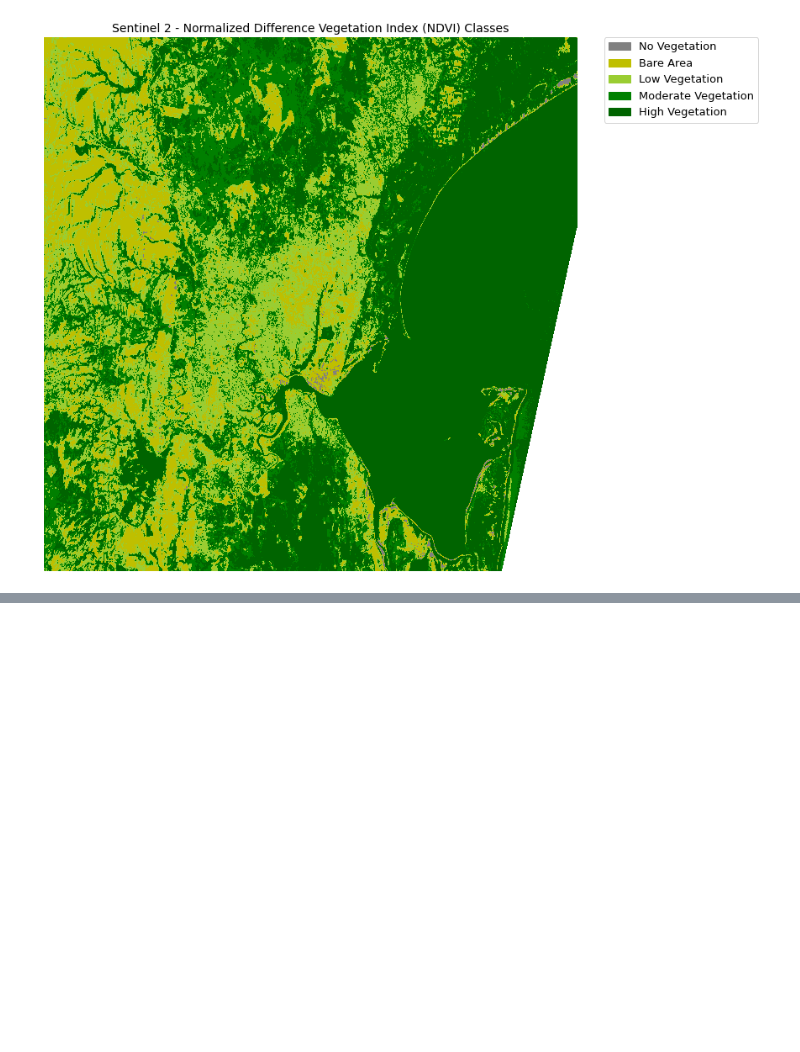
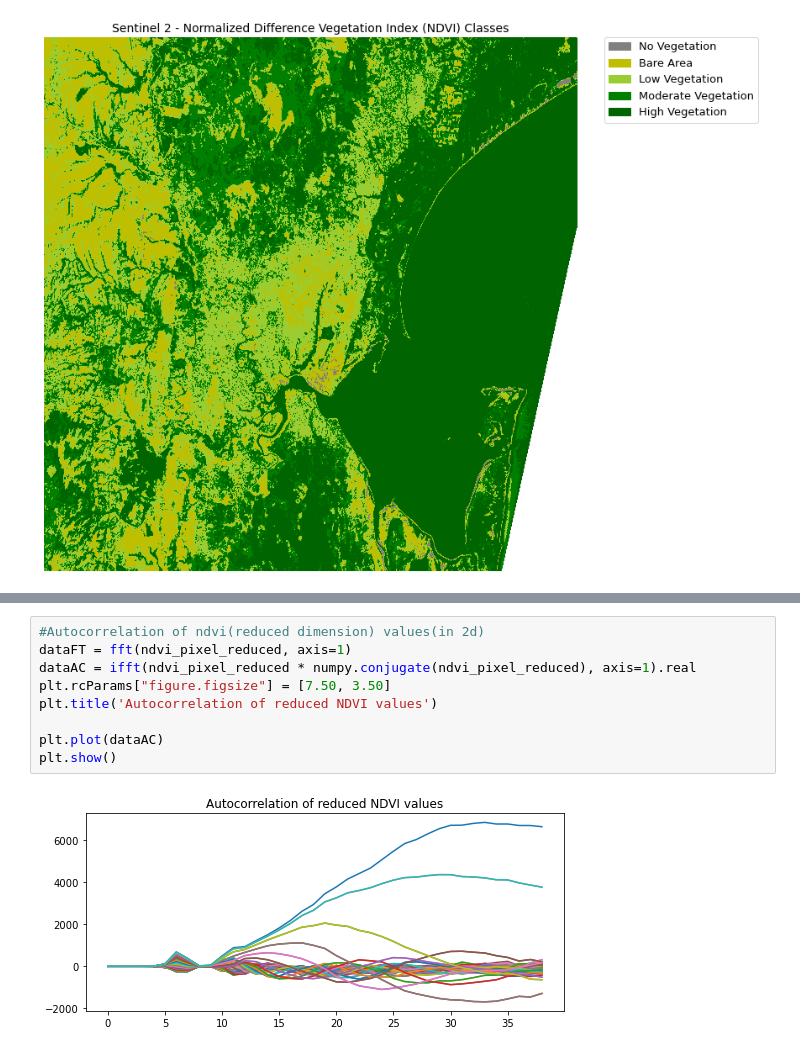
Before and after one commit to bright-aimable/teambright-aimable, a Jupyter notebook: ImageryExplorationMozambique.ipynb, the cells around one changed output, grey strips where cells are left out. Cells and saved outputs as stored; diff of their text form; blank space fills up the shorter version.

```diff
--- a/ImageryExplorationMozambique.ipynb
+++ b/ImageryExplorationMozambique.ipynb
@@ -142,0 +149,11 @@ plt.show()
+# %%
+#Autocorrelation of ndvi(reduced dimension) values(in 2d)
+dataFT = fft(ndvi_pixel_reduced, axis=1)
+dataAC = ifft(ndvi_pixel_reduced * numpy.conjugate(ndvi_pixel_reduced), axis=1).real
+plt.rcParams["figure.figsize"] = [7.50, 3.50]
+plt.title('Autocorrelation of reduced NDVI values')
+
+plt.plot(dataAC)
+plt.show()
+# %% [output]
+[figure, added]
```
Also changed, not shown: parts of 4 cells of this notebook.
